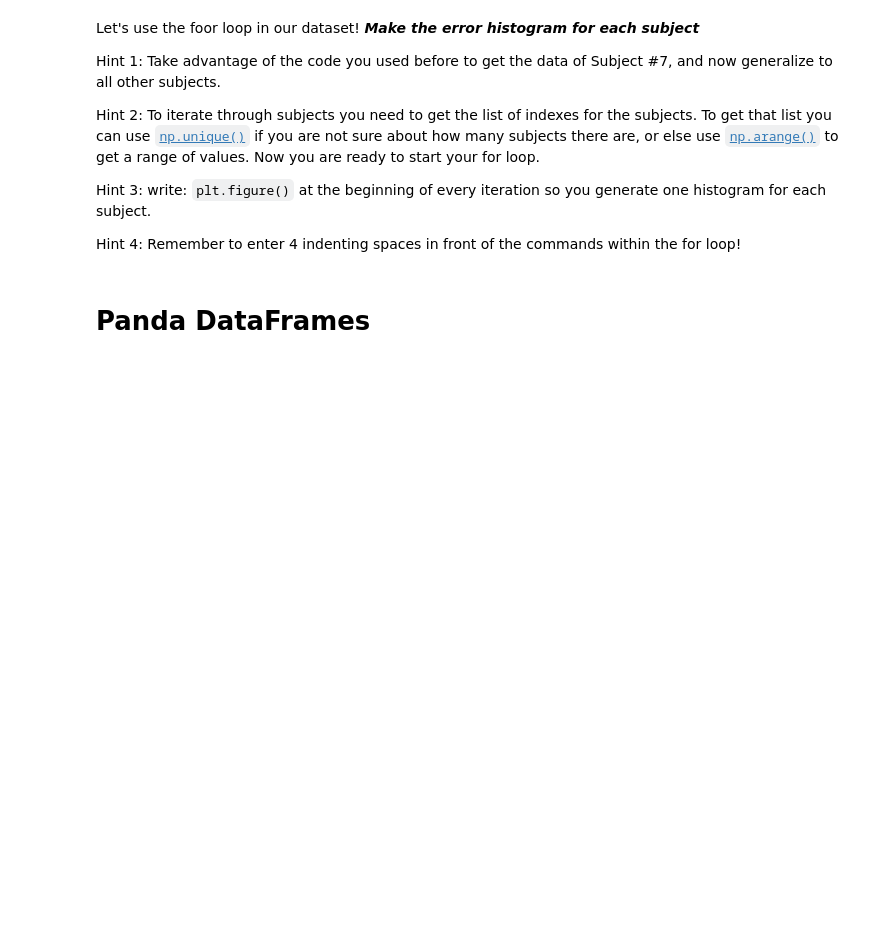
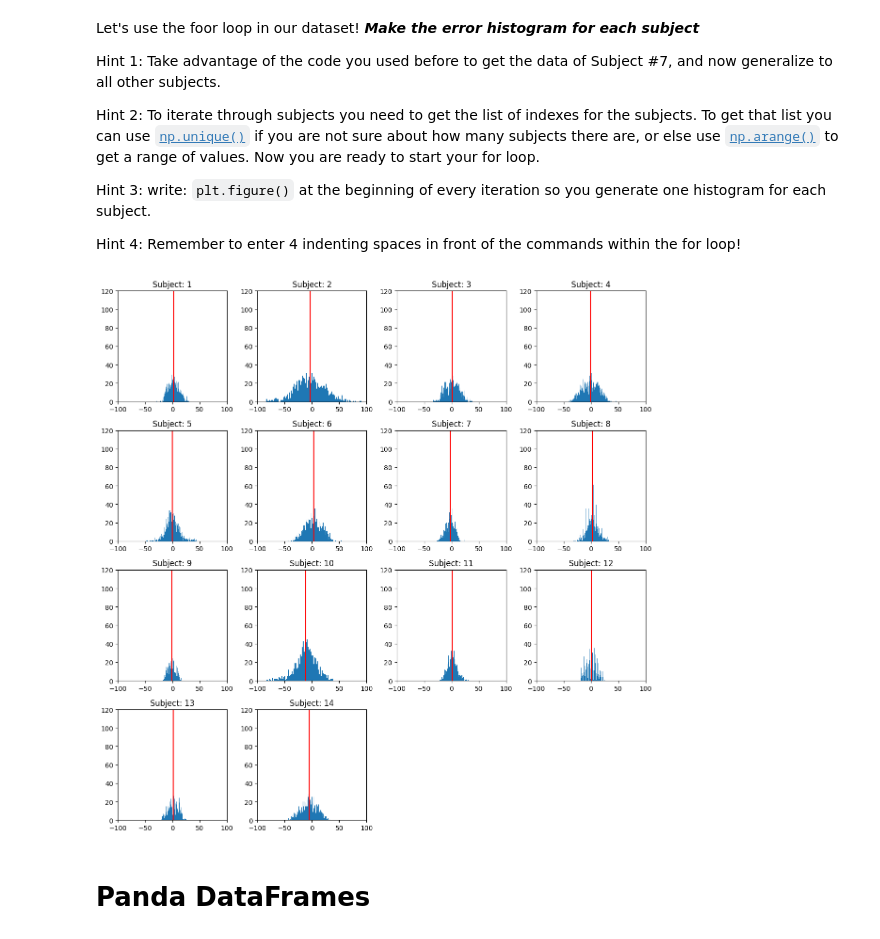
Before and after one commit to tuanaasuokturk/MBC_data_analysis, a Jupyter notebook: A0_PythonBasics/Assignment0.ipynb, the cells around one changed output. Cells and saved outputs as stored; diff of their text form; code cells hidden in the pictures; blank space fills up the shorter version.

```diff
--- a/A0_PythonBasics/Assignment0.ipynb
+++ b/A0_PythonBasics/Assignment0.ipynb
@@ -394,3 +355,41 @@ for sb in ???:
+# %%
+import matplotlib.pyplot as plt
+import numpy as np
+
+# unique subject IDs
+subject_ids = np.unique(subject_list)
+
+# choose grid size (4 rows x 4 cols works for 14 subjects)
+n_rows, n_cols = 4, 4
+
+plt.figure(figsize=(12, 12))  # one big figure
+
+for i, subj in enumerate(subject_ids):
+    bool_subj = (subject_list == subj)
+    subj_data = data[bool_subj, :]
+    err = circdist(subj_data[:, 2], subj_data[:, 3])
+
+    # select subplot cell
+    plt.subplot(n_rows, n_cols, i+1)
+
+    # histogram for this subject
+    plt.hist(err, bins=100,)
+
+    # circular mean
+    mean_err = np.angle(np.mean(np.exp(1j * err * np.pi/180))) * 180/np.pi
+    plt.axvline(mean_err, color='red')
+
+    # labels
+    plt.title(f"Subject: {subj}")
+    plt.xlim(-100, 100)
+    plt.ylim(0, 120)
+    plt.xlabel("")
+    plt.ylabel("")
+
+plt.tight_layout()
+plt.show()
+# %% [output]
+[figure, added]
 # %% [markdown]
 # Panda DataFrames
 # %% [markdown]
```
Also changed, not shown: parts of 16 cells of this notebook.
